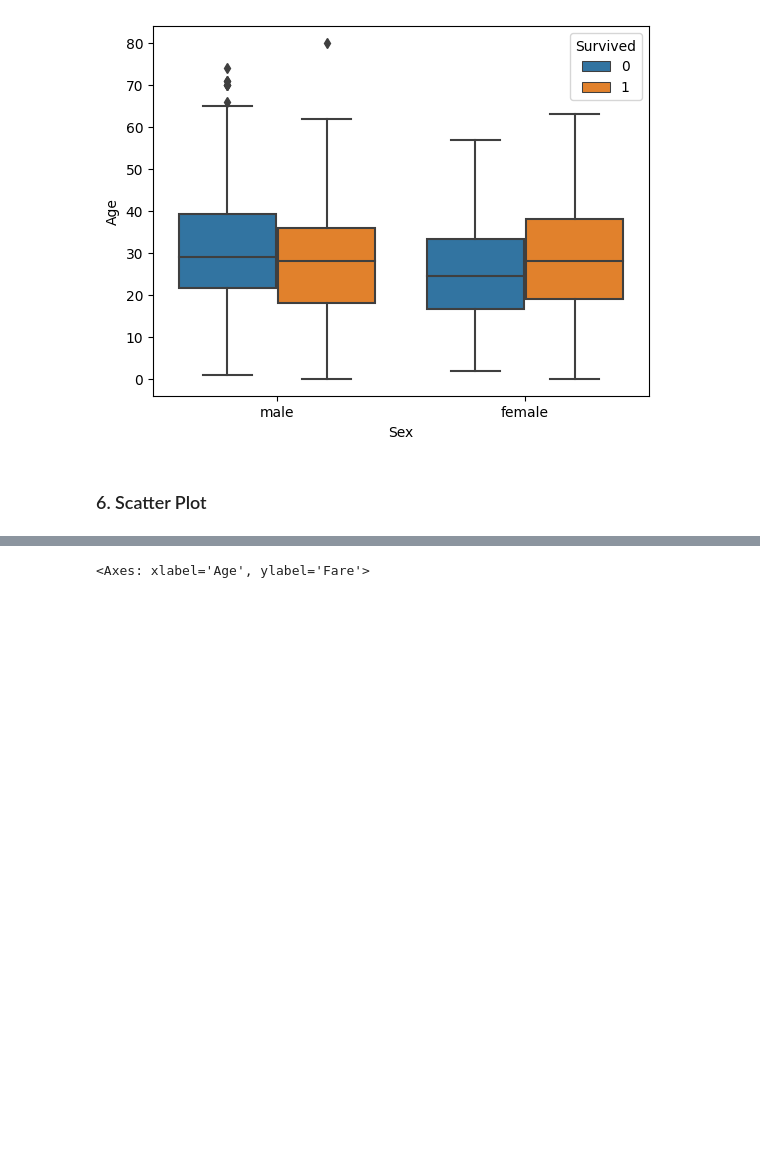
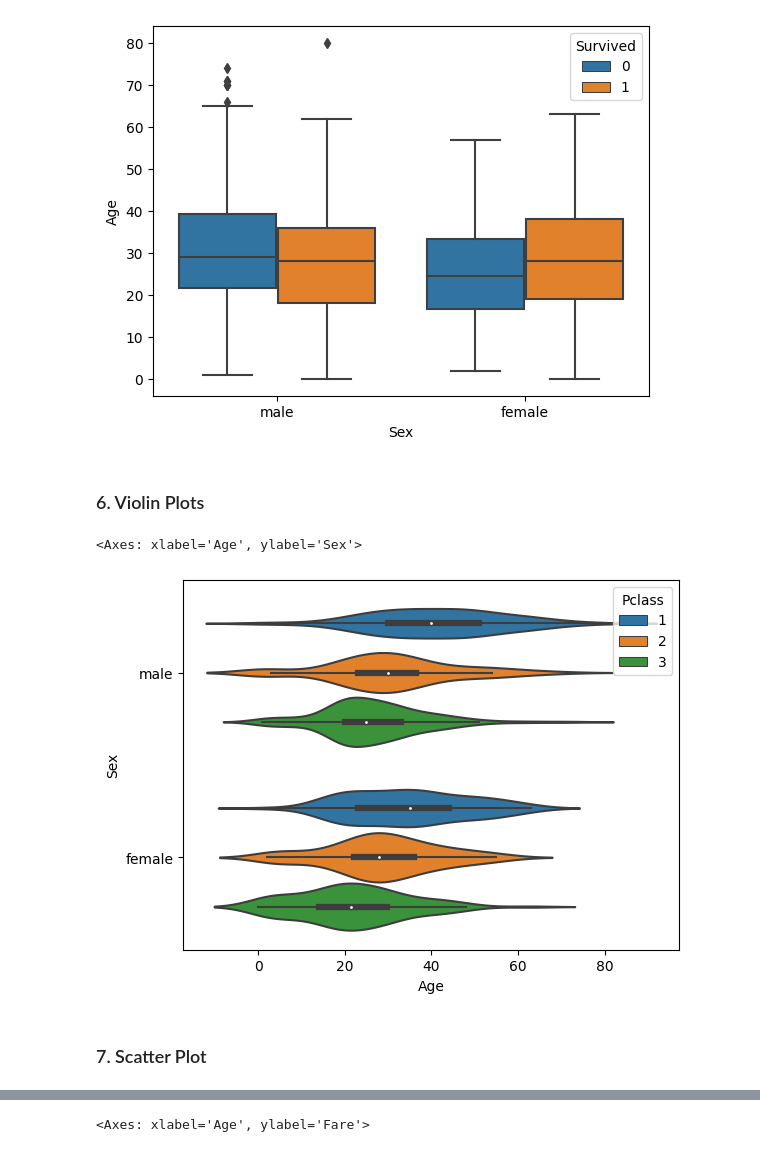
Before and after one commit to SameerTheProgrammer/ML-practice, a Jupyter notebook: ml-eda-practice.ipynb, the cells around one changed output, grey strips where cells are left out. Saved outputs shown, nothing was run; the diff lists cells and outputs as text; code cells hidden in the pictures; blank space fills up the shorter version.

Commit message:
EDA complete - some more chart and pandas profiling add

```diff
--- a/ml-eda-practice.ipynb
+++ b/ml-eda-practice.ipynb
@@ -218,8 +231,15 @@ sns.boxplot(data = df, x = "Sex", y ="Age", hue="Survived")
 # %% [output]
 <Axes: xlabel='Sex', ylabel='Age'>
 [figure]
+# %% [markdown]
+### 6. Violin Plots
+# %%
+sns.violinplot(data=df, x="Age", y="Sex", hue="Pclass")
+# %% [output]
+<Axes: xlabel='Age', ylabel='Sex'>
+[figure, added]
 # %% [markdown]
-### 6. Scatter Plot
+### 7. Scatter Plot
 # %%
 df.sample(10)
 # %% [output]
```
Also changed, not shown: parts of 9 cells of this notebook.
